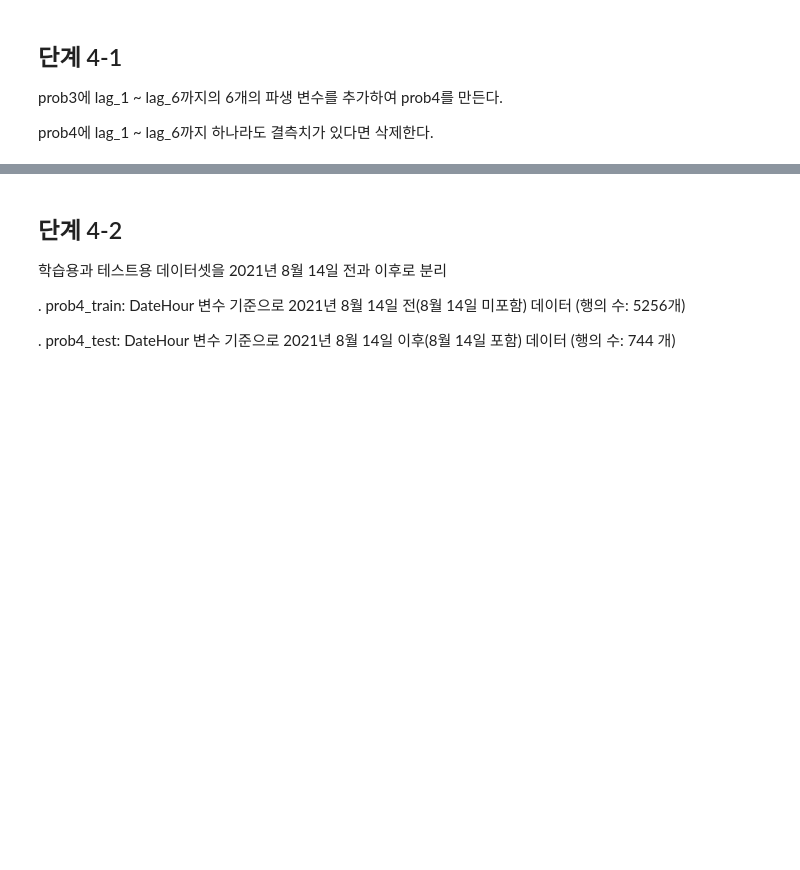
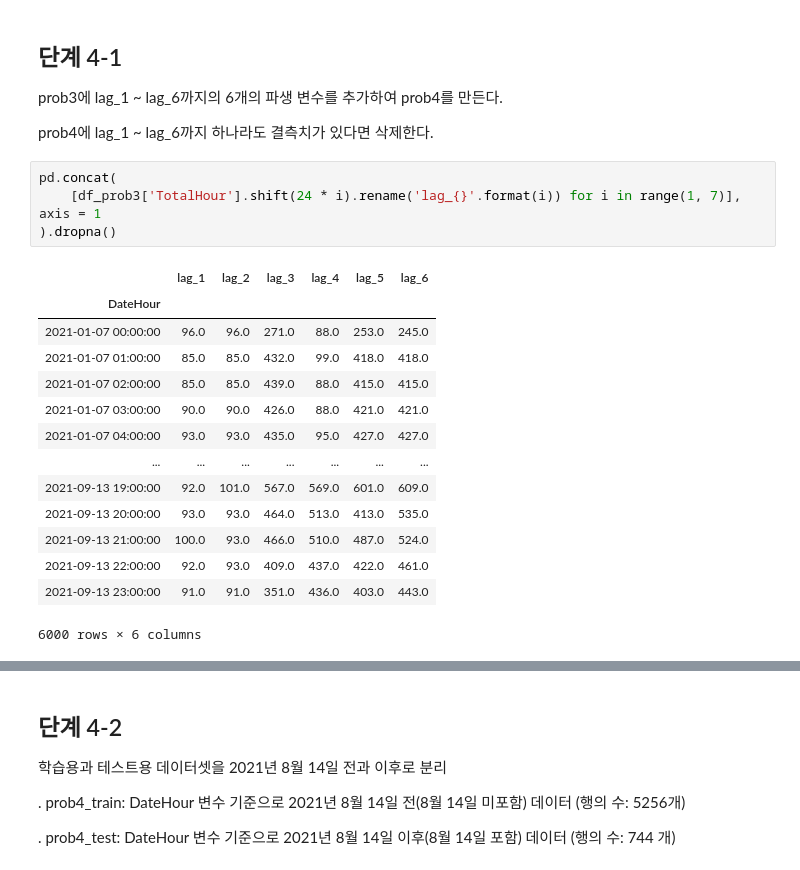
Before and after one commit to sunkusun9/DS_Lv3_2505_2, a Jupyter notebook: sec_ds_lv3_prob3_prob.ipynb, the cells around one changed output, grey strips where cells are left out. Drawn from its saved outputs; the diff is of its cells as text; blank space fills up the shorter version.

```diff
--- a/sec_ds_lv3_prob3_prob.ipynb
+++ b/sec_ds_lv3_prob3_prob.ipynb
@@ -1461,3 +1461,22 @@ DateHour를 기준으로 동일한 시각의 n일 이전의 TotalHour를 파생
 prob3에 lag_1 ~ lag_6까지의 6개의 파생 변수를 추가하여 prob4를 만든다.
 
 prob4에 lag_1 ~ lag_6까지 하나라도 결측치가 있다면 삭제한다.
+# %%
+pd.concat(
+    [df_prob3['TotalHour'].shift(24 * i).rename('lag_{}'.format(i)) for i in range(1, 7)], axis = 1
+).dropna()
+# %% [output]
+|  | lag_1 | lag_2 | lag_3 | lag_4 | lag_5 | lag_6 |
+| DateHour |  |  |  |  |  |  |
+| 2021-01-07 00:00:00 | 96.0 | 96.0 | 271.0 | 88.0 | 253.0 | 245.0 |
+| 2021-01-07 01:00:00 | 85.0 | 85.0 | 432.0 | 99.0 | 418.0 | 418.0 |
+| 2021-01-07 02:00:00 | 85.0 | 85.0 | 439.0 | 88.0 | 415.0 | 415.0 |
+| 2021-01-07 03:00:00 | 90.0 | 90.0 | 426.0 | 88.0 | 421.0 | 421.0 |
+| 2021-01-07 04:00:00 | 93.0 | 93.0 | 435.0 | 95.0 | 427.0 | 427.0 |
+| ... | ... | ... | ... | ... | ... | ... |
+| 2021-09-13 19:00:00 | 92.0 | 101.0 | 567.0 | 569.0 | 601.0 | 609.0 |
+| 2021-09-13 20:00:00 | 93.0 | 93.0 | 464.0 | 513.0 | 413.0 | 535.0 |
+| 2021-09-13 21:00:00 | 100.0 | 93.0 | 466.0 | 510.0 | 487.0 | 524.0 |
+| 2021-09-13 22:00:00 | 92.0 | 93.0 | 409.0 | 437.0 | 422.0 | 461.0 |
+| 2021-09-13 23:00:00 | 91.0 | 91.0 | 351.0 | 436.0 | 403.0 | 443.0 |
+6000 rows × 6 columns
```
Also changed, not shown: parts of 114 cells of this notebook.
